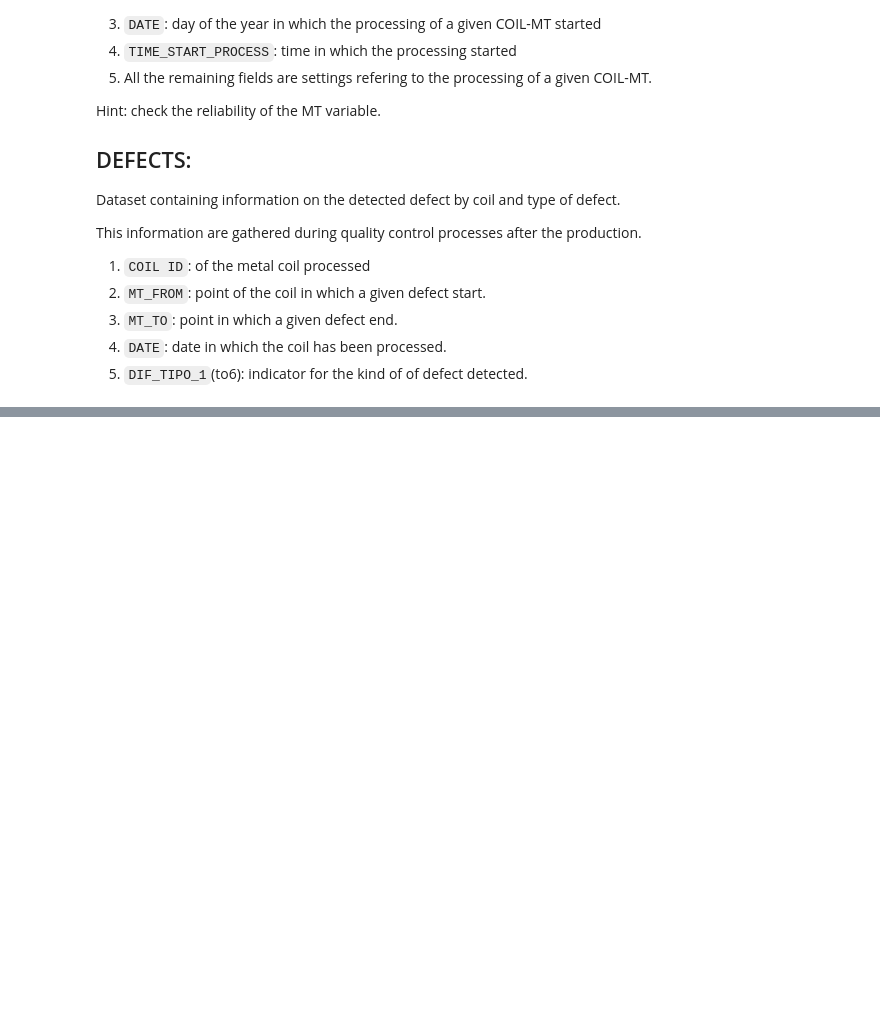
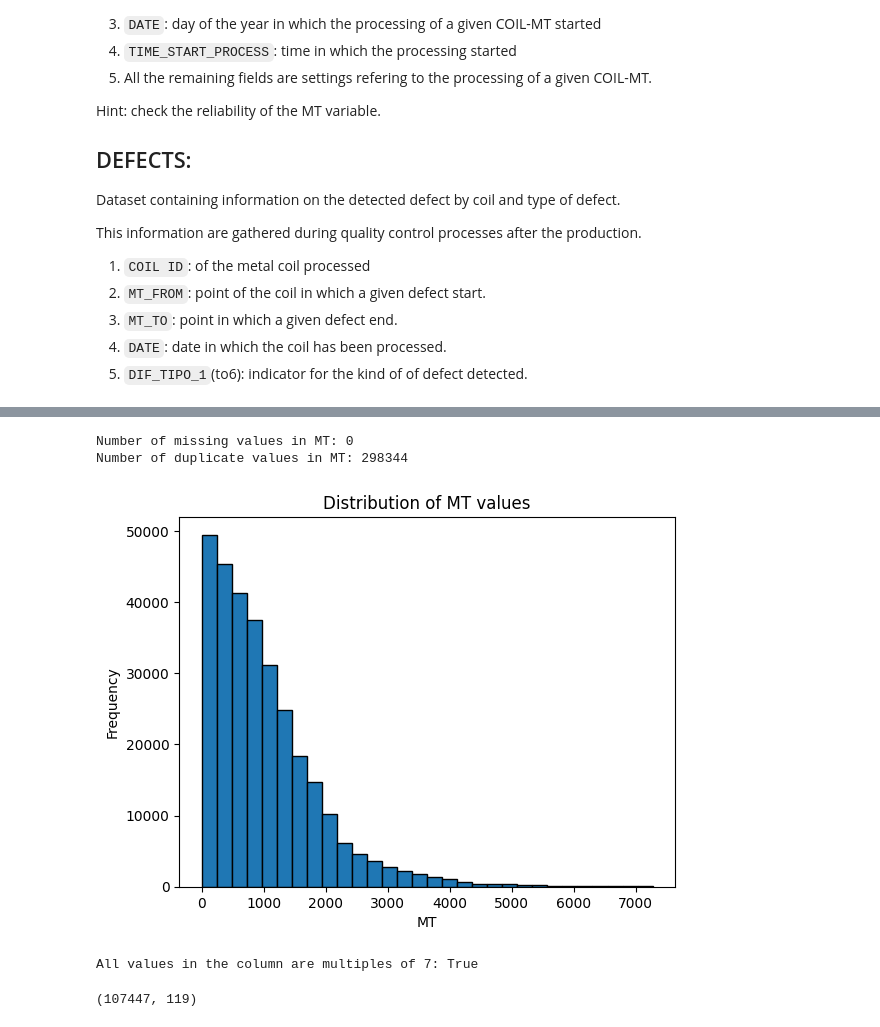
Before and after one commit to MattiaCampanella1993/ML_Fieldwork, a Jupyter notebook: code_fieldwork.ipynb, the cells around one changed output, grey strips where cells are left out. Drawn from its saved outputs; the diff is of its cells as text; code cells hidden in the pictures; blank space fills up the shorter version.

Commit message:
feat: preprocessing and merging of the data

```diff
--- a/code_fieldwork.ipynb
+++ b/code_fieldwork.ipynb
@@ -79,0 +100,56 @@ defects.describe()
+# %%
+# Assuming df is your DataFrame and "MT" is the column you want to check
+mt_values = production["MT"]
+
+# Check for missing values
+print(f"Number of missing values in MT: {mt_values.isna().sum()}")
+
+# Check for duplicates
+print(f"Number of duplicate values in MT: {mt_values.duplicated().sum()}")
+
+# Check the distribution
+plt.hist(mt_values.dropna(), bins=30, edgecolor='black')
+plt.title("Distribution of MT values")
+plt.xlabel("MT")
+plt.ylabel("Frequency")
+plt.show()
+# %% [output]
+Number of missing values in MT: 0
+Number of duplicate values in MT: 298344
+[figure, added]
+# %%
+def check_multiple_of_seven(series):
+    return all(value % 7 == 0 for value in series)
+
+# Replace "column_name" with the name of your column
+is_multiple_of_seven = check_multiple_of_seven(production["MT"])
+
+print(f"All values in the column are multiples of 7: {is_multiple_of_seven}")
+# %% [output]
+All values in the column are multiples of 7: True
+# %%
+# Convert MT_FROM and MT_TO to integers, handling NaN and float values
+defects['MT_FROM'] = defects['MT_FROM'].fillna(0).astype(int)
+defects['MT_TO'] = defects['MT_TO'].fillna(0).astype(int)
+
+# Create a new column in defects to facilitate the merge
+defects['MT'] = defects.apply(lambda x: list(range(x['MT_FROM'], x['MT_TO']+1)), axis=1)
+
+# Explode the 'MT' column to create a row for each meter within the defect range
+defects_exploded = defects.explode('MT')
+
+# Perform the merge on 'COIL' and 'MT'
+merged_df = pd.merge(production, defects_exploded, on=['COIL', 'MT'], how='left', suffixes=('', '_defects'))
+
+# Now, we need to fill in the defect information for the rows where the defects are present
+# We will create a mask that identifies rows where a defect starts and propagate the defect information forward
+for col in ['DATE', 'DIF_TIPO_1', 'DIF_TIPO_2', 'DIF_TIPO_3', 'DIF_TIPO_4', 'DIF_TIPO_5', 'DIF_TIPO_6']:
+    # Forward-fill the defect information for each COIL group
+    merged_df[col] = merged_df.groupby('COIL')[col].ffill()
+
+# Filter out the rows where 'MT' is less than 'MT_FROM' and greater than 'MT_TO'
+merged_df = merged_df[(merged_df['MT'] >= merged_df['MT_FROM']) & (merged_df['MT'] <= merged_df['MT_TO'])]
+
+# Now merged_df should have the defect information and date in the correct rows
+# %% [output]
+(107447, 119)
```
Also changed, not shown: parts of 10 cells of this notebook.
